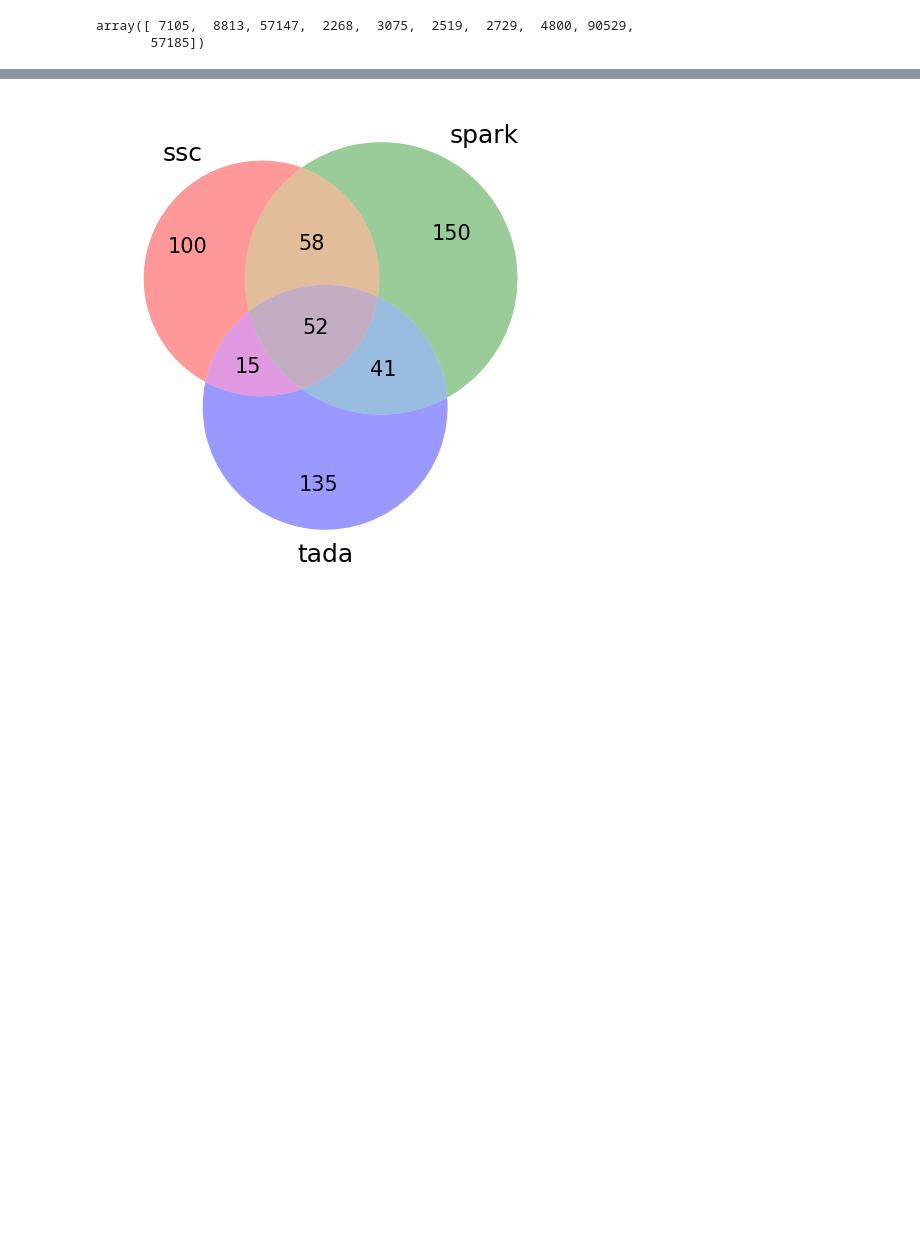
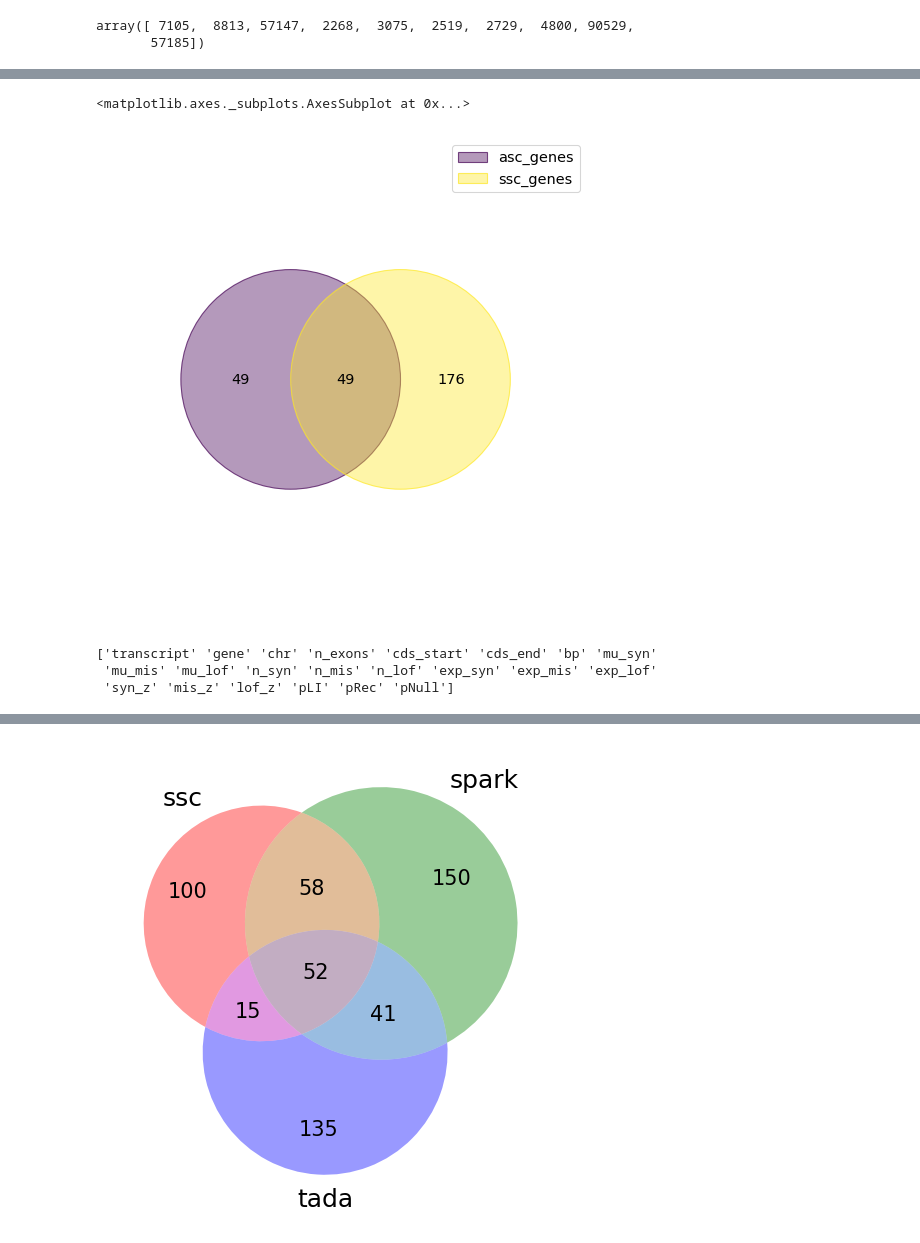
Before and after one commit to explorerwjy/ASD_Circuits, a Jupyter notebook: src/CompareOverlap.ipynb, the cells around one changed output, grey strips where cells are left out. Saved outputs shown, nothing was run; the diff lists cells and outputs as text; code cells hidden in the pictures; blank space fills up the shorter version.

```diff
--- a/src/CompareOverlap.ipynb
+++ b/src/CompareOverlap.ipynb
@@ -43,0 +111,18 @@ with open("/Users/jiayao/Work/ASD_Circuits/dat/genes/brainspan_express.txt", "wt
+# %%
+asc_genes = loadgenelist("../dat/genes/asd.asc.entrez.list")
+ssc_genes = loadgenelist("../dat/genes/Jon.ssc.txt")
+allen_mouse_genes = loadgenelist("/Users/jiayao/Work/ASD_Circuits/dat/allen-mouse-exp/allen-mouse-gene_entrez.txt")
+asc_genes_m = set(asc_genes).intersection(set(allen_mouse_genes))
+ssc_genes_m = set(ssc_genes).intersection(set(allen_mouse_genes))
+dat_dict = {"asc_genes": asc_genes_m, "ssc_genes":ssc_genes_m}
+venn(dat_dict)
+# %% [output]
+<matplotlib.axes._subplots.AxesSubplot at 0x...>
+[figure, added]
+# %%
+pli = pd.read_csv("/Users/jiayao/Work/Resources/fordist_cleaned_exac_r03_march16_z_pli_rec_null_data.txt", delimiter="\t")
+print(pli.columns.values)
+# %% [output]
+['transcript' 'gene' 'chr' 'n_exons' 'cds_start' 'cds_end' 'bp' 'mu_syn'
+ 'mu_mis' 'mu_lof' 'n_syn' 'n_mis' 'n_lof' 'exp_syn' 'exp_mis' 'exp_lof'
+ 'syn_z' 'mis_z' 'lof_z' 'pLI' 'pRec' 'pNull']
```
Also changed, not shown: parts of 26 cells of this notebook, 12 other files.
